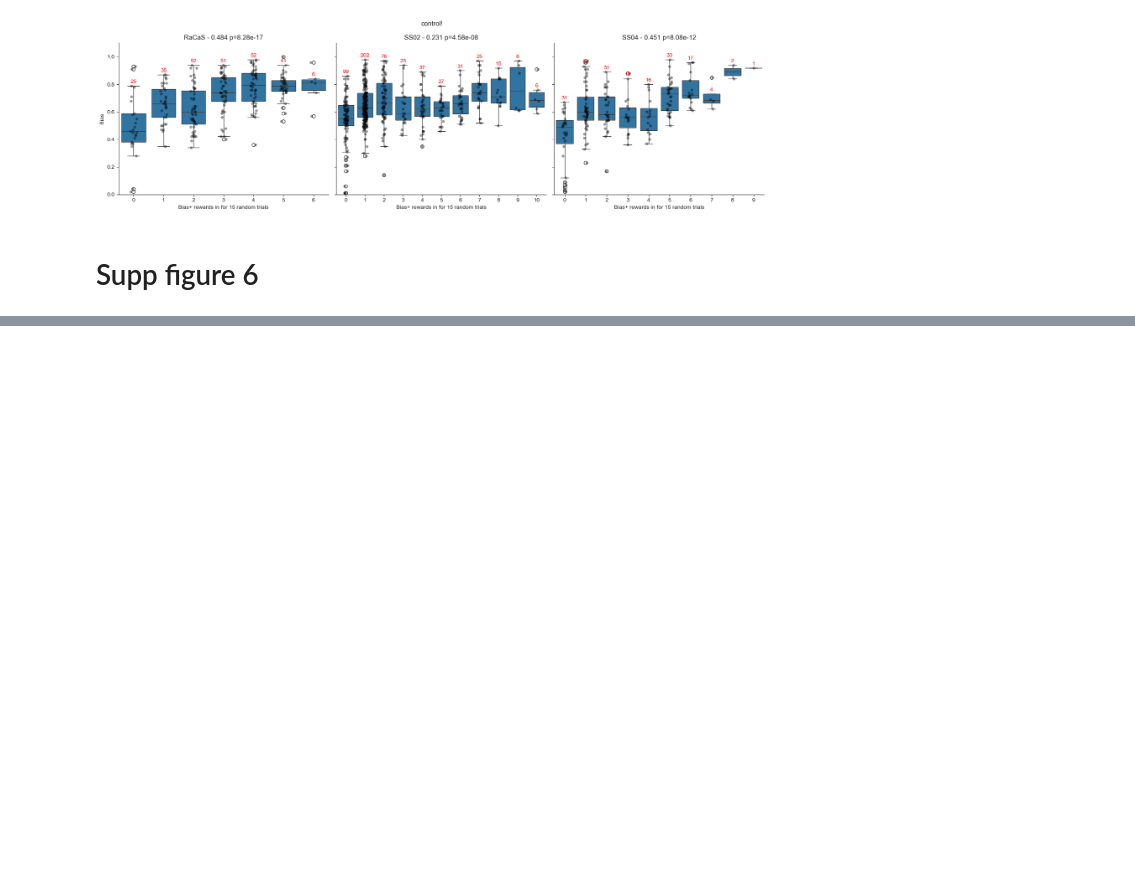
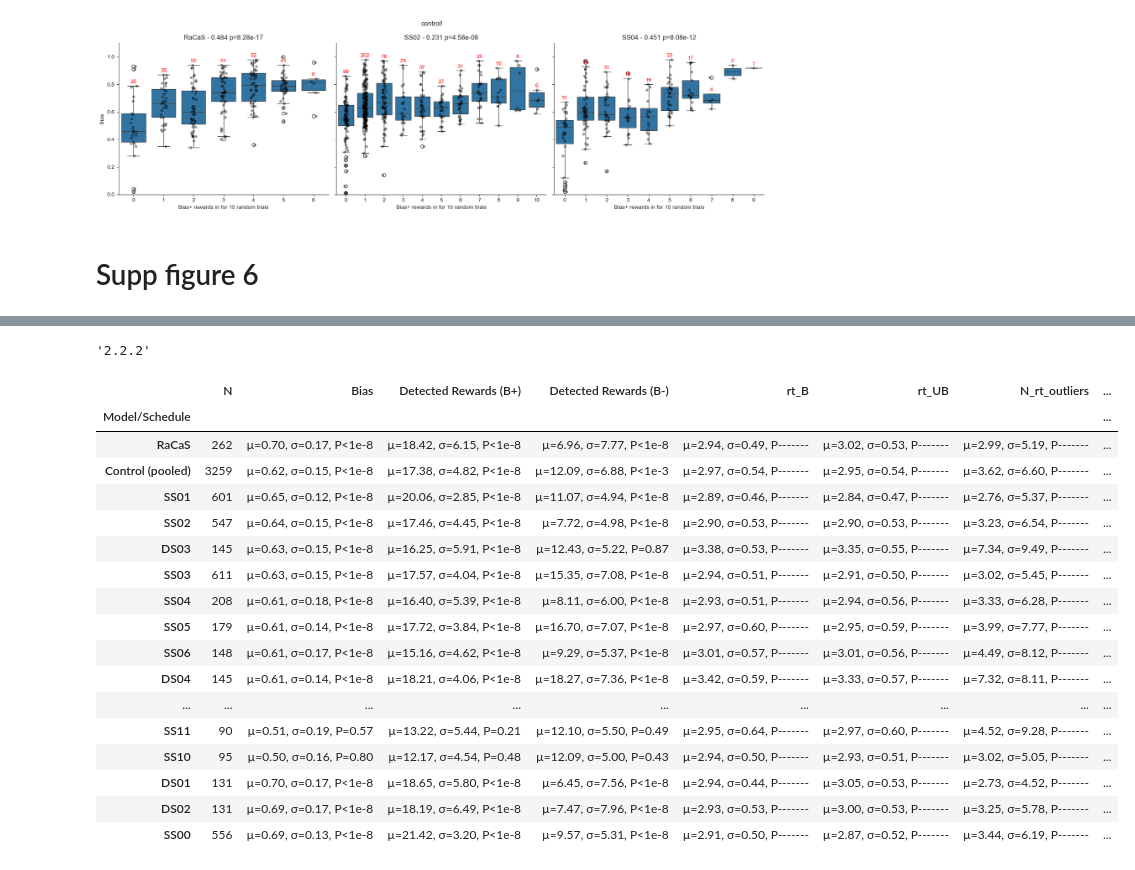
Before and after one commit to orena1/Specious_Regularity, a Jupyter notebook: Specious_Reg_Nudge_Ind.ipynb, the cells around one changed output, grey strips where cells are left out. Drawn from its saved outputs; the diff is of its cells as text; code cells hidden in the pictures; blank space fills up the shorter version.

```diff
--- a/Specious_Reg_Nudge_Ind.ipynb
+++ b/Specious_Reg_Nudge_Ind.ipynb
@@ -444,3 +444,28 @@ r184 = 0.605071647220869, 5.866139053366177e-20
 0.614423076923077
 [figure]
 [figure]
+# %%
+pd.__version__
+# %% [output]
+'2.2.2'
+# %%
+summary_table[['N'] + list(summary_table.columns)]
+# %% [output]
+|  | N | Bias | Detected Rewards (B+) | Detected Rewards (B-) | rt_B | rt_UB | N_rt_outliers | ... |
+| Model/Schedule |  |  |  |  |  |  |  | ... |
+| RaCaS | 262 | µ=0.70, σ=0.17, P<1e-8 | µ=18.42, σ=6.15, P<1e-8 | µ=6.96, σ=7.77, P<1e-8 | µ=2.94, σ=0.49, P------- | µ=3.02, σ=0.53, P------- | µ=2.99, σ=5.19, P------- | ... |
+| Control (pooled) | 3259 | µ=0.62, σ=0.15, P<1e-8 | µ=17.38, σ=4.82, P<1e-8 | µ=12.09, σ=6.88, P<1e-3 | µ=2.97, σ=0.54, P------- | µ=2.95, σ=0.54, P------- | µ=3.62, σ=6.60, P------- | ... |
+| SS01 | 601 | µ=0.65, σ=0.12, P<1e-8 | µ=20.06, σ=2.85, P<1e-8 | µ=11.07, σ=4.94, P<1e-8 | µ=2.89, σ=0.46, P------- | µ=2.84, σ=0.47, P------- | µ=2.76, σ=5.37, P------- | ... |
+| SS02 | 547 | µ=0.64, σ=0.15, P<1e-8 | µ=17.46, σ=4.45, P<1e-8 | µ=7.72, σ=4.98, P<1e-8 | µ=2.90, σ=0.53, P------- | µ=2.90, σ=0.53, P------- | µ=3.23, σ=6.54, P------- | ... |
+| DS03 | 145 | µ=0.63, σ=0.15, P<1e-8 | µ=16.25, σ=5.91, P<1e-8 | µ=12.43, σ=5.22, P=0.87 | µ=3.38, σ=0.53, P------- | µ=3.35, σ=0.55, P------- | µ=7.34, σ=9.49, P------- | ... |
+| SS03 | 611 | µ=0.63, σ=0.15, P<1e-8 | µ=17.57, σ=4.04, P<1e-8 | µ=15.35, σ=7.08, P<1e-8 | µ=2.94, σ=0.51, P------- | µ=2.91, σ=0.50, P------- | µ=3.02, σ=5.45, P------- | ... |
+| SS04 | 208 | µ=0.61, σ=0.18, P<1e-8 | µ=16.40, σ=5.39, P<1e-8 | µ=8.11, σ=6.00, P<1e-8 | µ=2.93, σ=0.51, P------- | µ=2.94, σ=0.56, P------- | µ=3.33, σ=6.28, P------- | ... |
+| SS05 | 179 | µ=0.61, σ=0.14, P<1e-8 | µ=17.72, σ=3.84, P<1e-8 | µ=16.70, σ=7.07, P<1e-8 | µ=2.97, σ=0.60, P------- | µ=2.95, σ=0.59, P------- | µ=3.99, σ=7.77, P------- | ... |
+| SS06 | 148 | µ=0.61, σ=0.17, P<1e-8 | µ=15.16, σ=4.62, P<1e-8 | µ=9.29, σ=5.37, P<1e-8 | µ=3.01, σ=0.57, P------- | µ=3.01, σ=0.56, P------- | µ=4.49, σ=8.12, P------- | ... |
+| DS04 | 145 | µ=0.61, σ=0.14, P<1e-8 | µ=18.21, σ=4.06, P<1e-8 | µ=18.27, σ=7.36, P<1e-8 | µ=3.42, σ=0.59, P------- | µ=3.33, σ=0.57, P------- | µ=7.32, σ=8.11, P------- | ... |
+| ... | ... | ... | ... | ... | ... | ... | ... | ... |
+| SS11 | 90 | µ=0.51, σ=0.19, P=0.57 | µ=13.22, σ=5.44, P=0.21 | µ=12.10, σ=5.50, P=0.49 | µ=2.95, σ=0.64, P------- | µ=2.97, σ=0.60, P------- | µ=4.52, σ=9.28, P------- | ... |
+| SS10 | 95 | µ=0.50, σ=0.16, P=0.80 | µ=12.17, σ=4.54, P=0.48 | µ=12.09, σ=5.00, P=0.43 | µ=2.94, σ=0.50, P------- | µ=2.93, σ=0.51, P------- | µ=3.02, σ=5.05, P------- | ... |
+| DS01 | 131 | µ=0.70, σ=0.17, P<1e-8 | µ=18.65, σ=5.80, P<1e-8 | µ=6.45, σ=7.56, P<1e-8 | µ=2.94, σ=0.44, P------- | µ=3.05, σ=0.53, P------- | µ=2.73, σ=4.52, P------- | ... |
+| DS02 | 131 | µ=0.69, σ=0.17, P<1e-8 | µ=18.19, σ=6.49, P<1e-8 | µ=7.47, σ=7.96, P<1e-8 | µ=2.93, σ=0.53, P------- | µ=3.00, σ=0.53, P------- | µ=3.25, σ=5.78, P------- | ... |
+| SS00 | 556 | µ=0.69, σ=0.13, P<1e-8 | µ=21.42, σ=3.20, P<1e-8 | µ=9.57, σ=5.31, P<1e-8 | µ=2.91, σ=0.50, P------- | µ=2.87, σ=0.52, P------- | µ=3.44, σ=6.19, P------- | ... |
```
Also changed, not shown: parts of 8 cells of this notebook.
